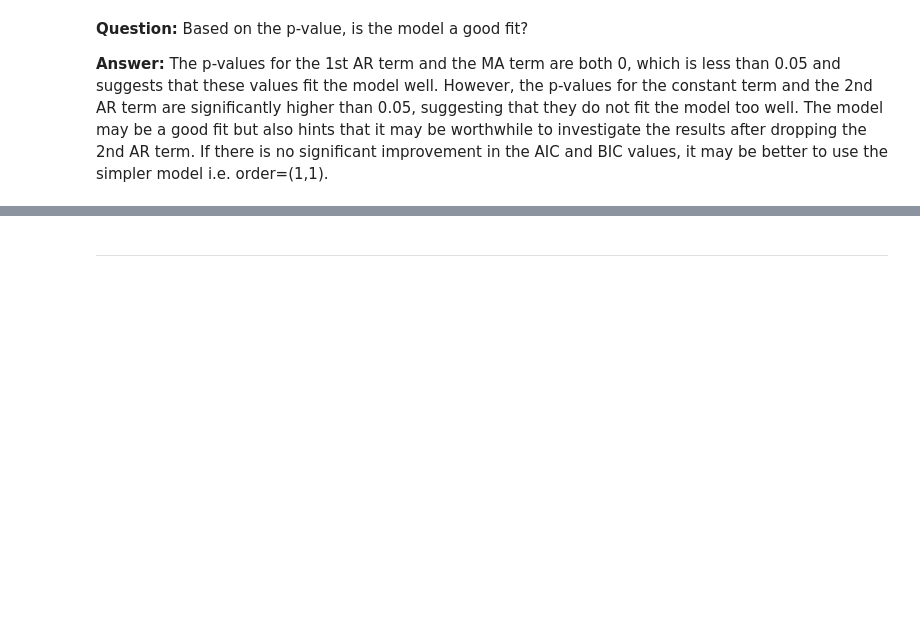
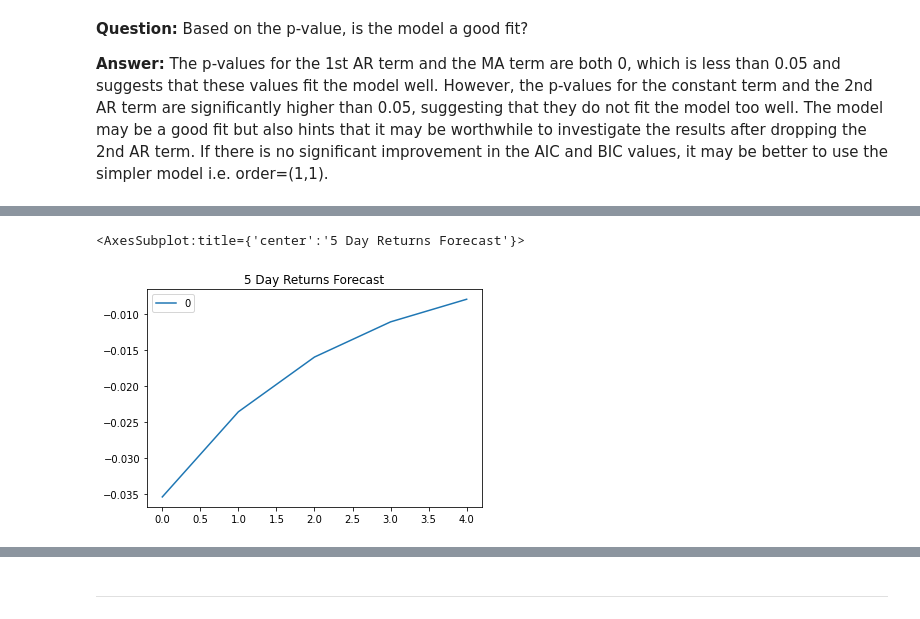
Before and after one commit to vincent-l-j/price-forecasting, a Jupyter notebook: src/time_series_analysis.ipynb, the cells around one changed output, grey strips where cells are left out. Drawn from its saved outputs; the diff is of its cells as text; code cells hidden in the pictures; blank space fills up the shorter version.

Commit message:
Investigate ARMA model of order (1,1)

```diff
--- a/src/time_series_analysis.ipynb
+++ b/src/time_series_analysis.ipynb
@@ -188,0 +191,9 @@ If there is no significant improvement in the AIC and BIC values, it may be bett
+# %%
+# Estimate and ARMA model using statsmodels (use order=(1, 1))
+model = ARMA(returns['Price'], order=(1, 1))
+
+# Fit the model and assign it to a variable called results
+results = model.fit()
+
+# Output model summary results:
+results.summary()
@@ -188,0 +217,11 @@ If there is no significant improvement in the AIC and BIC values, it may be bett
+# %%
+# Plot the 5 Day Returns Forecast
+days_to_forecast = 5
+pd.DataFrame(
+    results.forecast(steps=days_to_forecast)[0],
+).plot(
+    title=f"{days_to_forecast} Day Returns Forecast",
+)
+# %% [output]
+<AxesSubplot:title={'center':'5 Day Returns Forecast'}>
+[figure, added]
```
Also changed, not shown: parts of 3 cells of this notebook.
